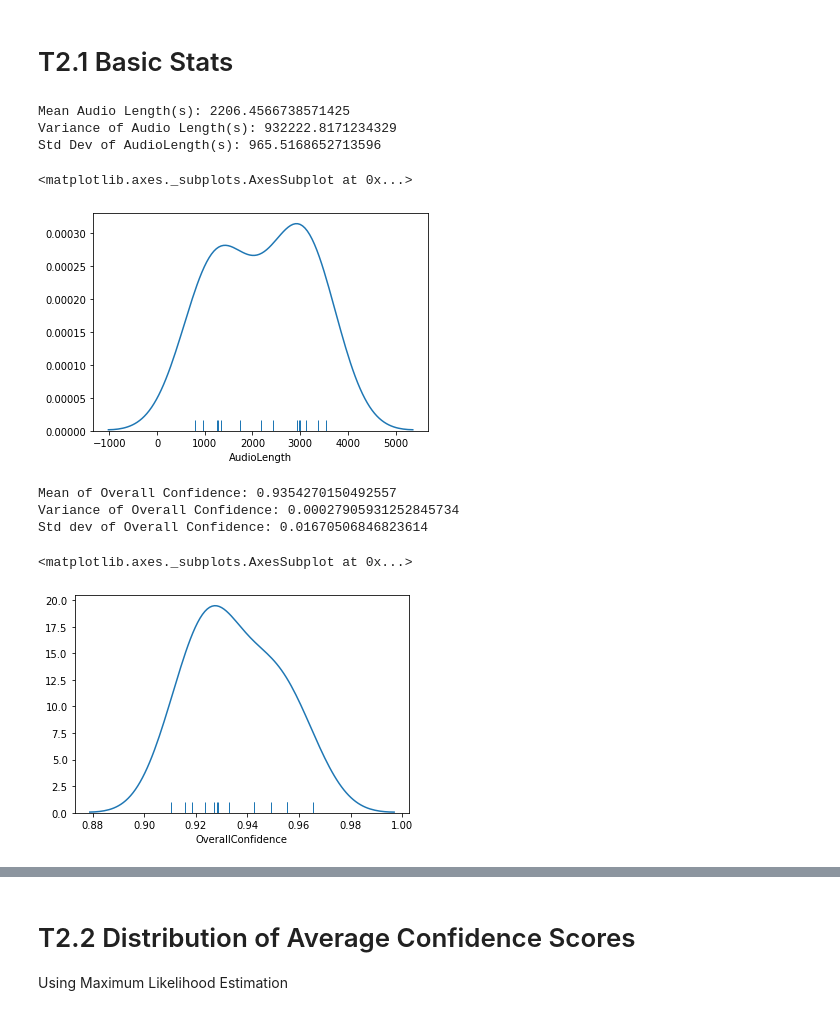
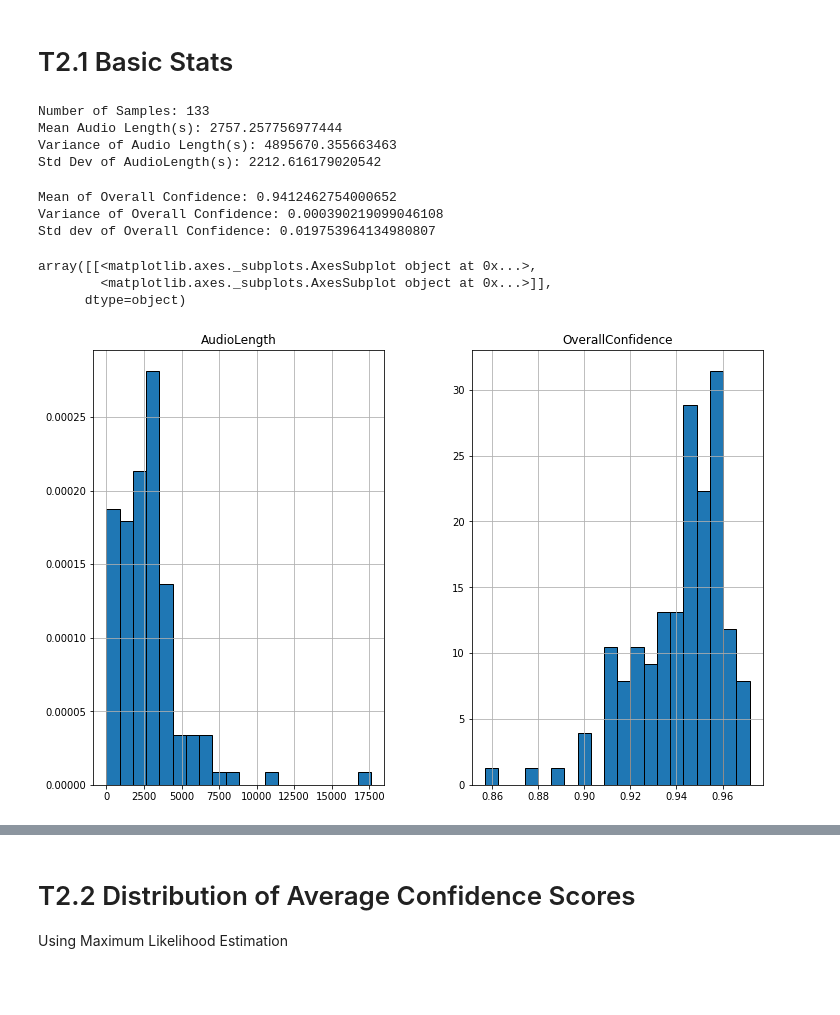
Before and after one commit to UNCG-CSE/Podknow, a Jupyter notebook: src/notebooks/PodcastConfidenceScores.ipynb, the cells around one changed output, grey strips where cells are left out. Cells and saved outputs as stored; diff of their text form; code cells hidden in the pictures; blank space fills up the shorter version.

```diff
--- a/src/notebooks/PodcastConfidenceScores.ipynb
+++ b/src/notebooks/PodcastConfidenceScores.ipynb
@@ -94,6 +76,8 @@ print(df.head(15))
 # T2.1 Basic Stats
 # %%
 import seaborn as sns
+
+print("Number of Samples: " + str(jsonFileCount))
 
 audioLengthDf = df['AudioLength']
 # Mean Audio Length
@@ -109,15 +93,11 @@ audioLengthStd = audioLengthDf.std()
 print("Mean Audio Length(s): " + str(audioLengthAvgSeconds))
 print("Variance of Audio Length(s): " + str(audioLengthVar))
 print("Std Dev of AudioLength(s): " + str(audioLengthStd))
-
-# Boxplot
-sns.distplot(audioLengthDf, hist=False, rug=True)
 # %% [output]
-Mean Audio Length(s): 2206.4566738571425
-Variance of Audio Length(s): 932222.8171234329
-Std Dev of AudioLength(s): 965.5168652713596
+Number of Samples: 133
+Mean Audio Length(s): 2757.257756977444
+Variance of Audio Length(s): 4895670.355663463
+Std Dev of AudioLength(s): 2212.616179020542
-<matplotlib.axes._subplots.AxesSubplot at 0x...>
-[figure, removed]
 # %%
 ovConfScoreDf = df['OverallConfidence']
 
@@ -134,12 +114,15 @@ ovConfScoreStd = ovConfScoreDf.std()
 print("Mean of Overall Confidence: " + str(ovConfScoreMean))
 print("Variance of Overall Confidence: " + str(ovConfScoreVar))
 print("Std dev of Overall Confidence: " + str(ovConfScoreStd))
-
-# Boxplot of Confidence Scores
-sns.distplot(ovConfScoreDf, hist=False, rug=True)
 # %% [output]
-Mean of Overall Confidence: 0.9354270150492557
-Variance of Overall Confidence: 0.00027905931252845734
-Std dev of Overall Confidence: 0.01670506846823614
+Mean of Overall Confidence: 0.9412462754000652
+Variance of Overall Confidence: 0.000390219099046108
+Std dev of Overall Confidence: 0.019753964134980807
-<matplotlib.axes._subplots.AxesSubplot at 0x...>
-[figure, removed]
+# %%
+# Distribution of conf scores, audio length as histogram
+df.hist(bins=20,density=True,ec='black', figsize=(12,8))
+# %% [output]
+array([[<matplotlib.axes._subplots.AxesSubplot object at 0x...>,
+        <matplotlib.axes._subplots.AxesSubplot object at 0x...>]],
+      dtype=object)
+[figure, added]
```
Also changed, not shown: parts of 12 cells of this notebook, 45 other files.
